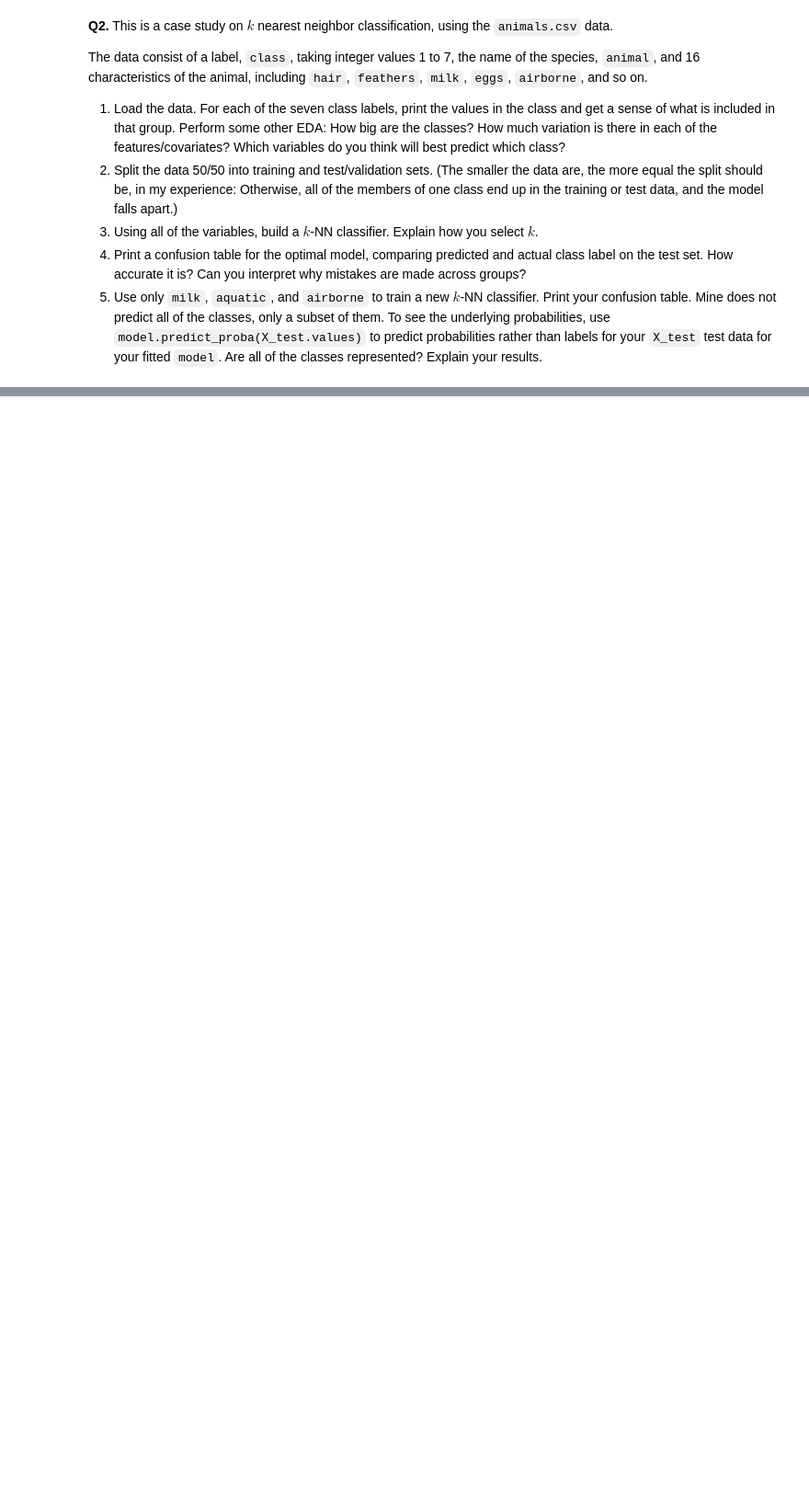
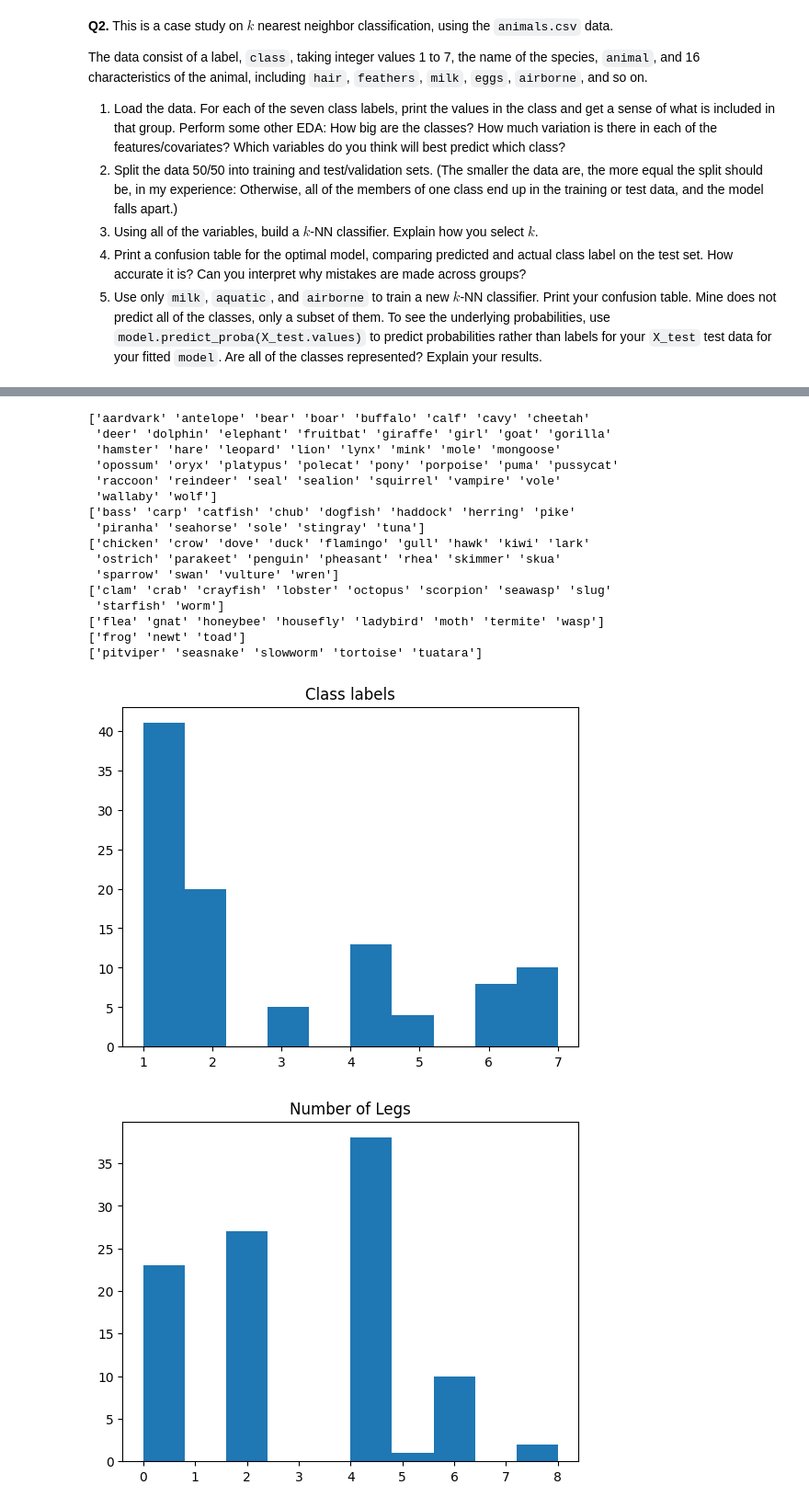
Before and after one commit to taliahtarik/knn, a Jupyter notebook: assignment_knn.ipynb, the cells around one changed output, grey strips where cells are left out. Shown at 92% size. Cells and saved outputs as stored; diff of their text form; code cells hidden in the pictures; blank space fills up the shorter version.

```diff
--- a/assignment_knn.ipynb
+++ b/assignment_knn.ipynb
@@ -56,3 +45,13 @@ The data consist of a label, `class`, taking integer values 1 to 7, the name of
 3. Using all of the variables, build a $k$-NN classifier. Explain how you select $k$.
 4. Print a confusion table for the optimal model, comparing predicted and actual class label on the test set. How accurate it is? Can you interpret why mistakes are made across groups?
 5. Use only `milk`, `aquatic`, and `airborne` to train a new $k$-NN classifier. Print your confusion table. Mine does not predict all of the classes, only a subset of them. To see the underlying probabilities, use `model.predict_proba(X_test.values)` to predict probabilities rather than labels for your `X_test` test data for your fitted `model`. Are all of the classes represented? Explain your results.
+# %%
+import numpy as np
+import matplotlib.pyplot as plt
+import pandas as pd
+import seaborn as sns
+
+df = pd.read_csv('/datalab/zoo.csv')
+print(df.columns)
+print(df.shape)
+df.head()
@@ -58,0 +70,34 @@ The data consist of a label, `class`, taking integer values 1 to 7, the name of
+# %%
+classes = list(df['class'].unique())
+[ print(df.loc[ df['class'] == item, 'animal'].unique()) for item in classes]
+
+df['class'].hist(grid=False)
+plt.title('Class labels')
+plt.show()
+
+df['legs'].hist(grid=False)
+plt.title('Number of Legs')
+plt.show()
+
+df['catsize'].hist(grid=False)
+plt.title('Catsize')
+plt.show()
+# %% [output]
+['aardvark' 'antelope' 'bear' 'boar' 'buffalo' 'calf' 'cavy' 'cheetah'
+ 'deer' 'dolphin' 'elephant' 'fruitbat' 'giraffe' 'girl' 'goat' 'gorilla'
+ 'hamster' 'hare' 'leopard' 'lion' 'lynx' 'mink' 'mole' 'mongoose'
+ 'opossum' 'oryx' 'platypus' 'polecat' 'pony' 'porpoise' 'puma' 'pussycat'
+ 'raccoon' 'reindeer' 'seal' 'sealion' 'squirrel' 'vampire' 'vole'
+ 'wallaby' 'wolf']
+['bass' 'carp' 'catfish' 'chub' 'dogfish' 'haddock' 'herring' 'pike'
+ 'piranha' 'seahorse' 'sole' 'stingray' 'tuna']
+['chicken' 'crow' 'dove' 'duck' 'flamingo' 'gull' 'hawk' 'kiwi' 'lark'
+ 'ostrich' 'parakeet' 'penguin' 'pheasant' 'rhea' 'skimmer' 'skua'
+ 'sparrow' 'swan' 'vulture' 'wren']
+['clam' 'crab' 'crayfish' 'lobster' 'octopus' 'scorpion' 'seawasp' 'slug'
+ 'starfish' 'worm']
+['flea' 'gnat' 'honeybee' 'housefly' 'ladybird' 'moth' 'termite' 'wasp']
+['frog' 'newt' 'toad']
+['pitviper' 'seasnake' 'slowworm' 'tortoise' 'tuatara']
+[figure, added]
+[figure, added]
```
Also changed, not shown: parts of 5 cells of this notebook.
